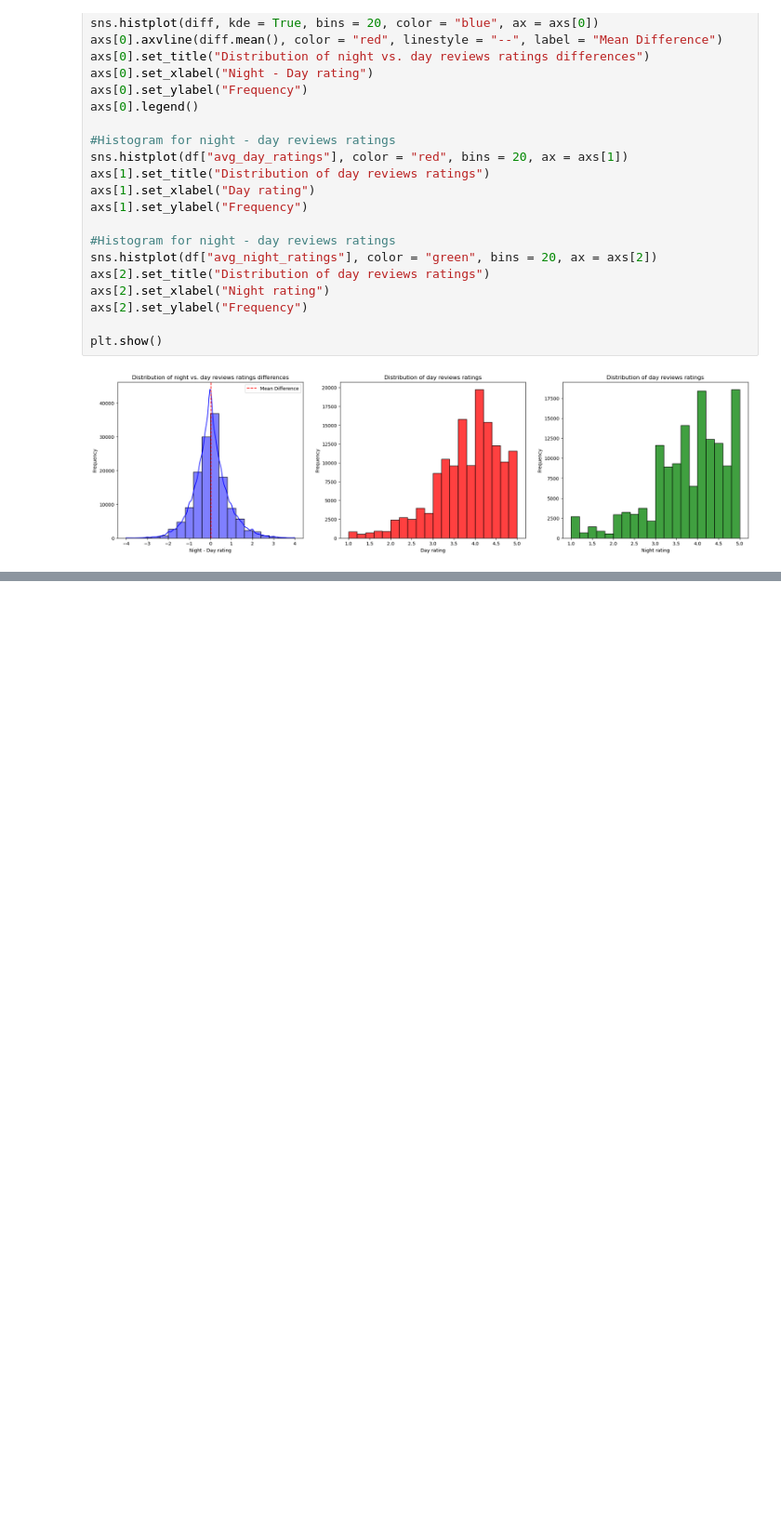
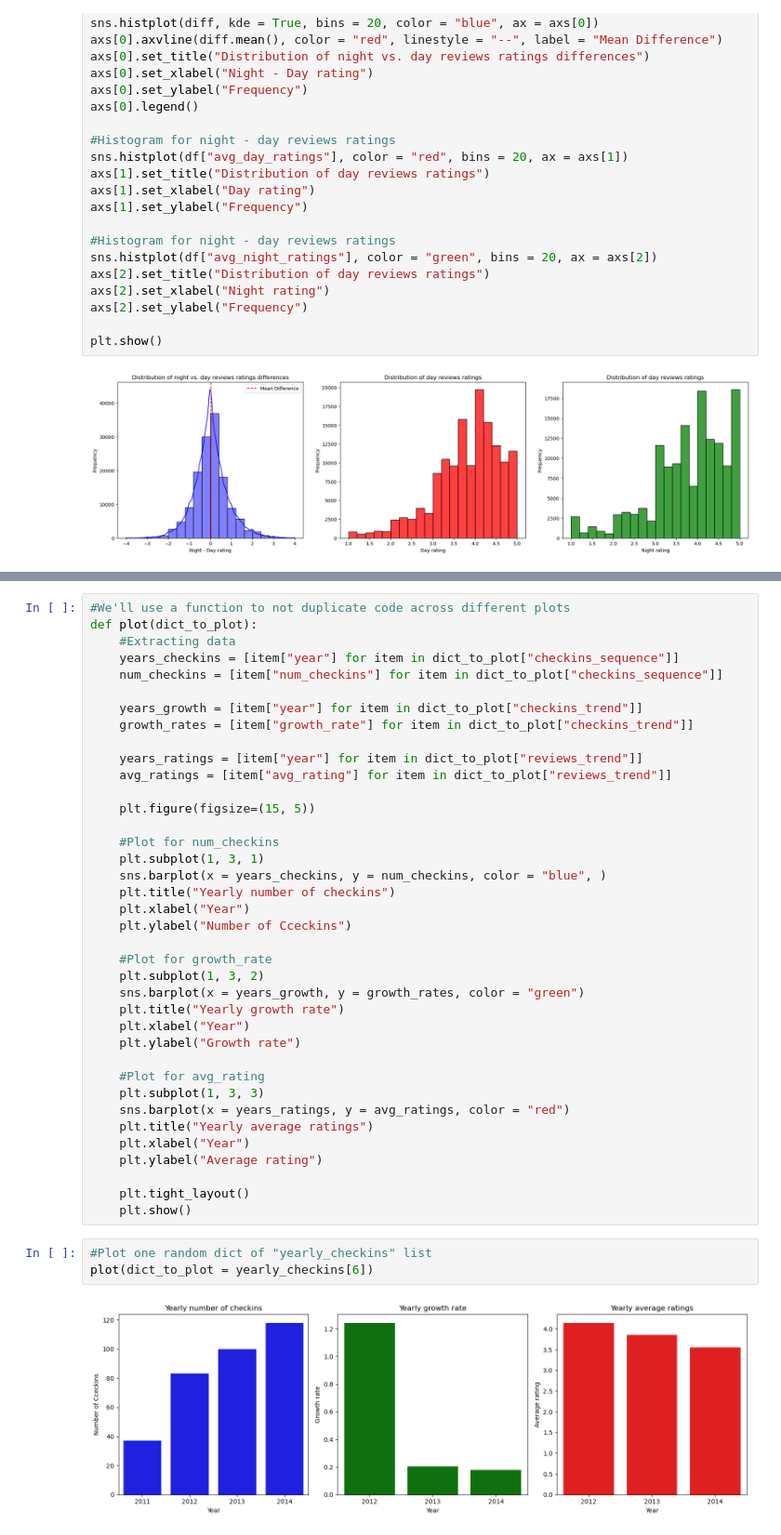
Before and after one commit to Vitali-Matteo/SMBUD-Project, a Jupyter notebook: Queries.ipynb, the cells around one changed output, grey strips where cells are left out. Shown at 93% size. Drawn from its saved outputs; the diff is of its cells as text; blank space fills up the shorter version.

```diff
--- a/Queries.ipynb
+++ b/Queries.ipynb
@@ -772,0 +1130,43 @@ plt.show()
+# %%
+#We'll use a function to not duplicate code across different plots
+def plot(dict_to_plot):
+    #Extracting data
+    years_checkins = [item["year"] for item in dict_to_plot["checkins_sequence"]]
+    num_checkins = [item["num_checkins"] for item in dict_to_plot["checkins_sequence"]]
+
+    years_growth = [item["year"] for item in dict_to_plot["checkins_trend"]]
+    growth_rates = [item["growth_rate"] for item in dict_to_plot["checkins_trend"]]
+
+    years_ratings = [item["year"] for item in dict_to_plot["reviews_trend"]]
+    avg_ratings = [item["avg_rating"] for item in dict_to_plot["reviews_trend"]]
+
+    plt.figure(figsize=(15, 5))
+
+    #Plot for num_checkins
+    plt.subplot(1, 3, 1)
+    sns.barplot(x = years_checkins, y = num_checkins, color = "blue", )
+    plt.title("Yearly number of checkins")
+    plt.xlabel("Year")
+    plt.ylabel("Number of Cceckins")
+
+    #Plot for growth_rate
+    plt.subplot(1, 3, 2)
+    sns.barplot(x = years_growth, y = growth_rates, color = "green")
+    plt.title("Yearly growth rate")
+    plt.xlabel("Year")
+    plt.ylabel("Growth rate")
+
+    #Plot for avg_rating
+    plt.subplot(1, 3, 3)
+    sns.barplot(x = years_ratings, y = avg_ratings, color = "red")
+    plt.title("Yearly average ratings")
+    plt.xlabel("Year")
+    plt.ylabel("Average rating")
+
+    plt.tight_layout()
+    plt.show()
+# %%
+#Plot one random dict of "yearly_checkins" list
+plot(dict_to_plot = yearly_checkins[6])
+# %% [output]
+[figure, added]
```
Also changed, not shown: parts of 10 cells of this notebook, 1 other file.
